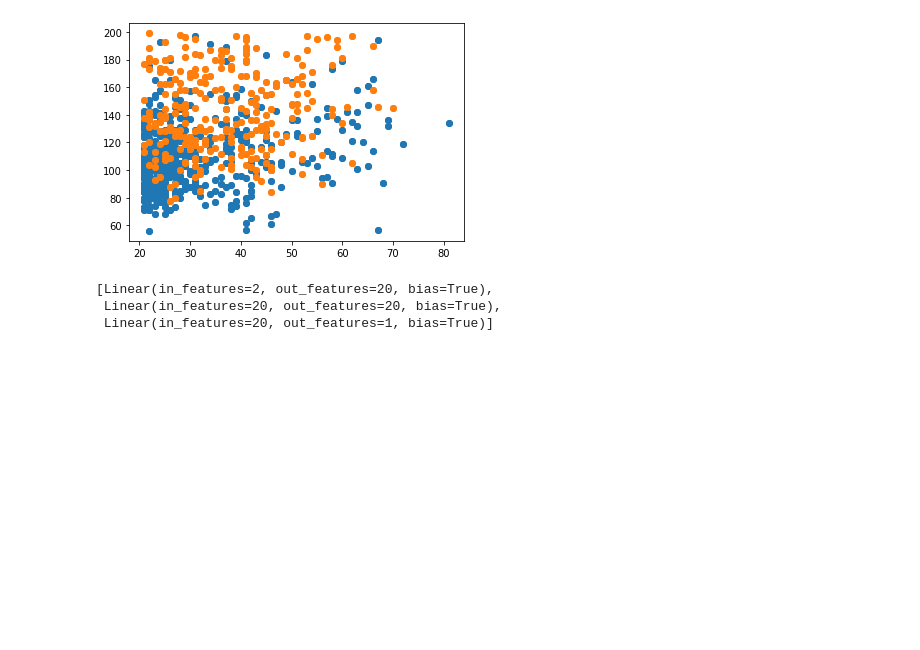
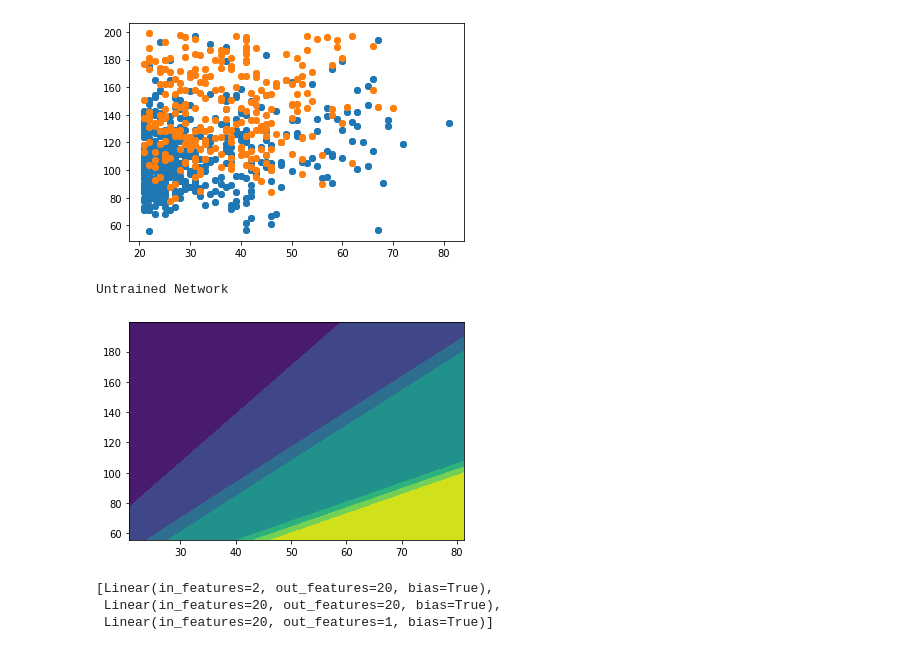
Before and after one commit to sam2332/Some-Notebooks, a Jupyter notebook: Machine Learning/course/Trying my own/DIABETUS Deep Neural Networks.ipynb, the cells around one changed output. Cells and saved outputs as stored; diff of their text form; code cells hidden in the pictures; blank space fills up the shorter version.

```diff
--- a/Machine Learning/course/Trying my own/DIABETUS Deep Neural Networks.ipynb
+++ b/Machine Learning/course/Trying my own/DIABETUS Deep Neural Networks.ipynb
@@ -97,6 +97,11 @@ class Model(nn.Module):
 # %%
 model = Model(2, [20, 20], 1)
 # print(list(model.parameters()))
+print("Untrained Network")
+plot_decision_boundry(X, y)
+# %% [output]
+Untrained Network
+[figure, added]
 # %%
 model.layers
 # %% [output]
```
Also changed, not shown: parts of 6 cells of this notebook.
